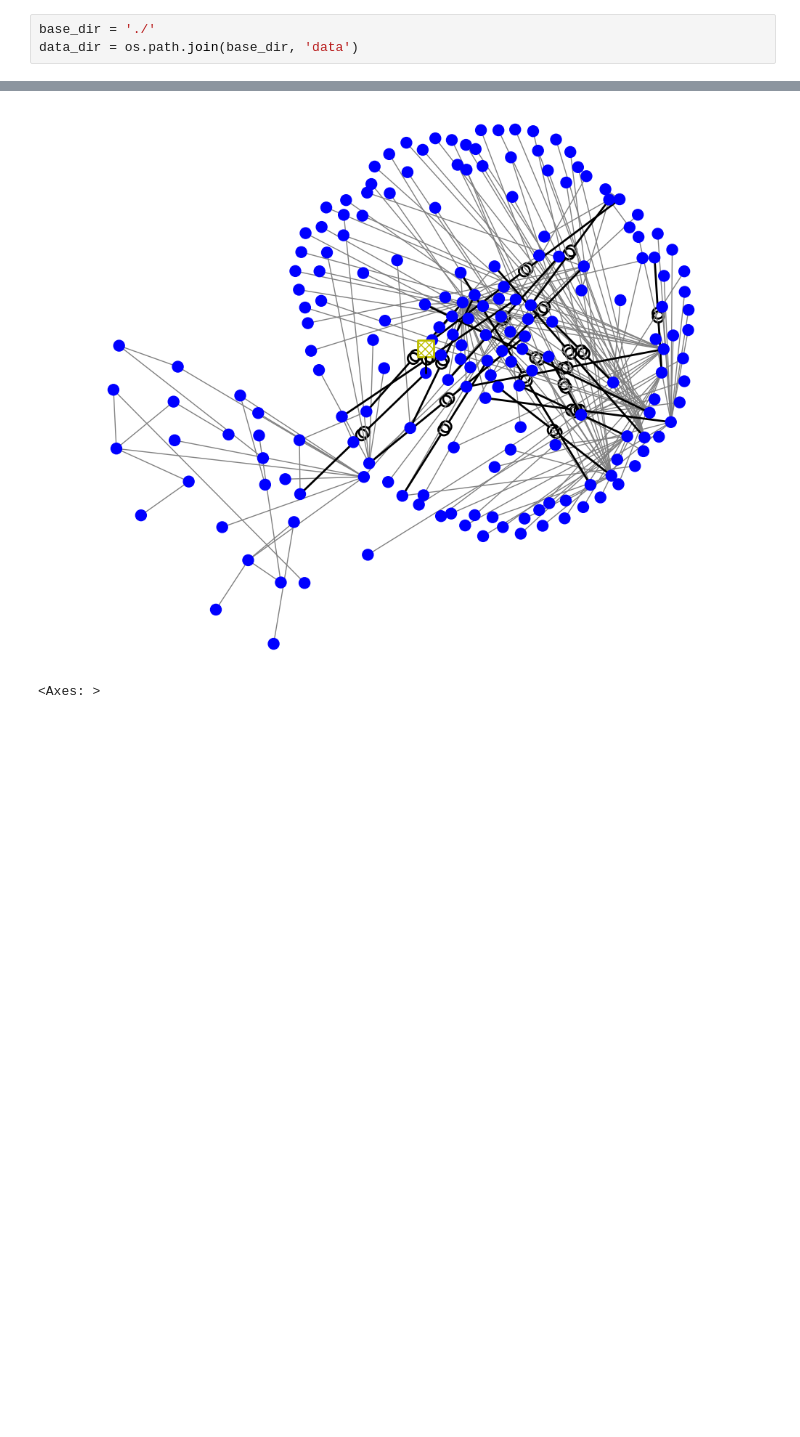
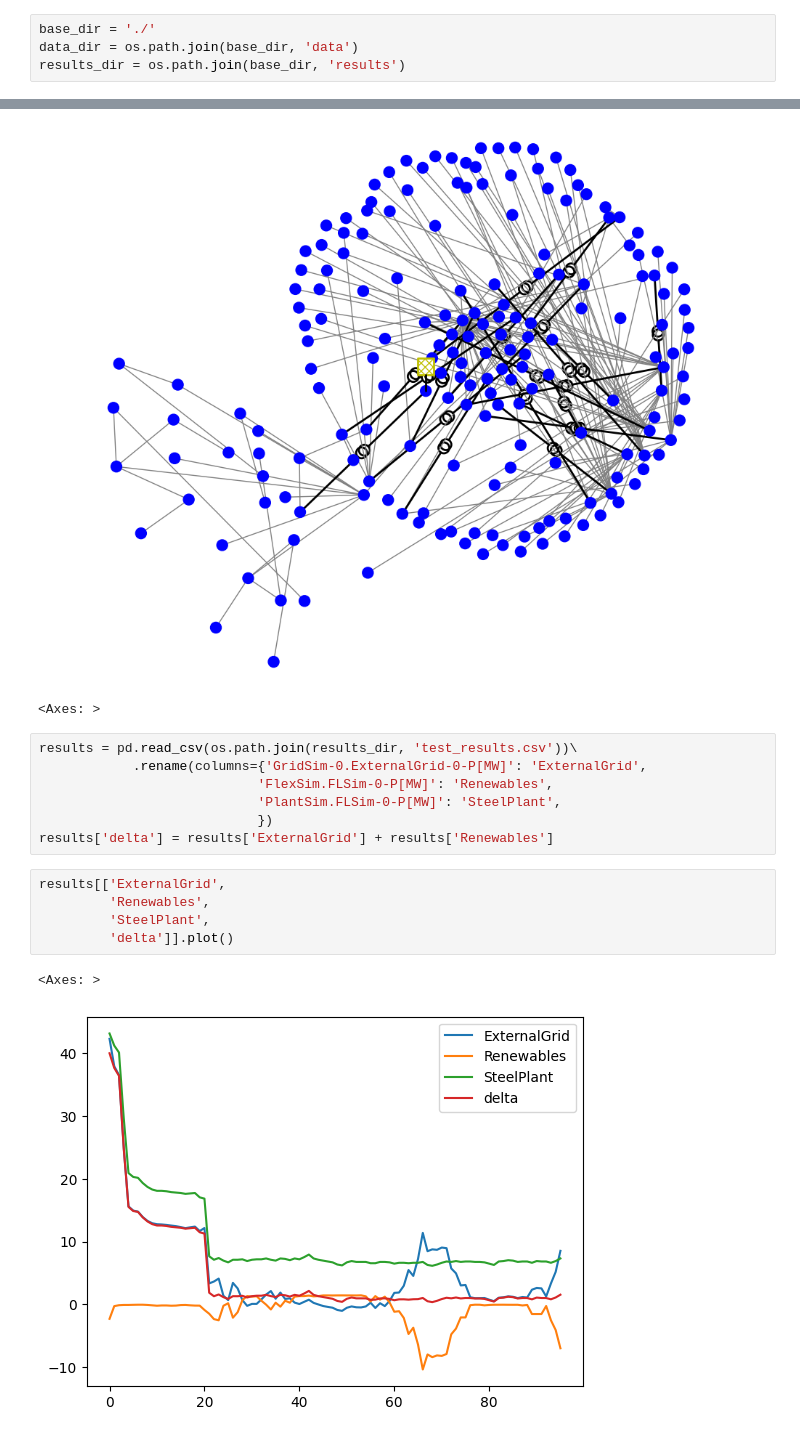
Before and after one commit to Ellariel/hybit_scenario, a Jupyter notebook: hybit_grid.ipynb, the cells around one changed output, grey strips where cells are left out. Drawn from its saved outputs; the diff is of its cells as text; blank space fills up the shorter version.

```diff
--- a/hybit_grid.ipynb
+++ b/hybit_grid.ipynb
@@ -6,6 +6,7 @@ import os
 # %%
 base_dir = './'
 data_dir = os.path.join(base_dir, 'data')
+results_dir = os.path.join(base_dir, 'results')
 # %%
 grid_file = os.path.join(data_dir, 'hybit_egrid_cell1.json')
 #grid_file = os.path.join(data_dir, 'steelPlant_elecGrid.json')
@@ -25,3 +26,18 @@ pp.plotting.simple_plot(grid_model)
 # %% [output]
 [figure]
 <Axes: >
+# %%
+results = pd.read_csv(os.path.join(results_dir, 'test_results.csv'))\
+            .rename(columns={'GridSim-0.ExternalGrid-0-P[MW]': 'ExternalGrid',
+                            'FlexSim.FLSim-0-P[MW]': 'Renewables',
+                            'PlantSim.FLSim-0-P[MW]': 'SteelPlant',
+                            })
+results['delta'] = results['ExternalGrid'] + results['Renewables']
+# %%
+results[['ExternalGrid',
+         'Renewables',
+         'SteelPlant',
+         'delta']].plot()
+# %% [output]
+<Axes: >
+[figure, added]
```
Also changed, not shown: 13 other files.
